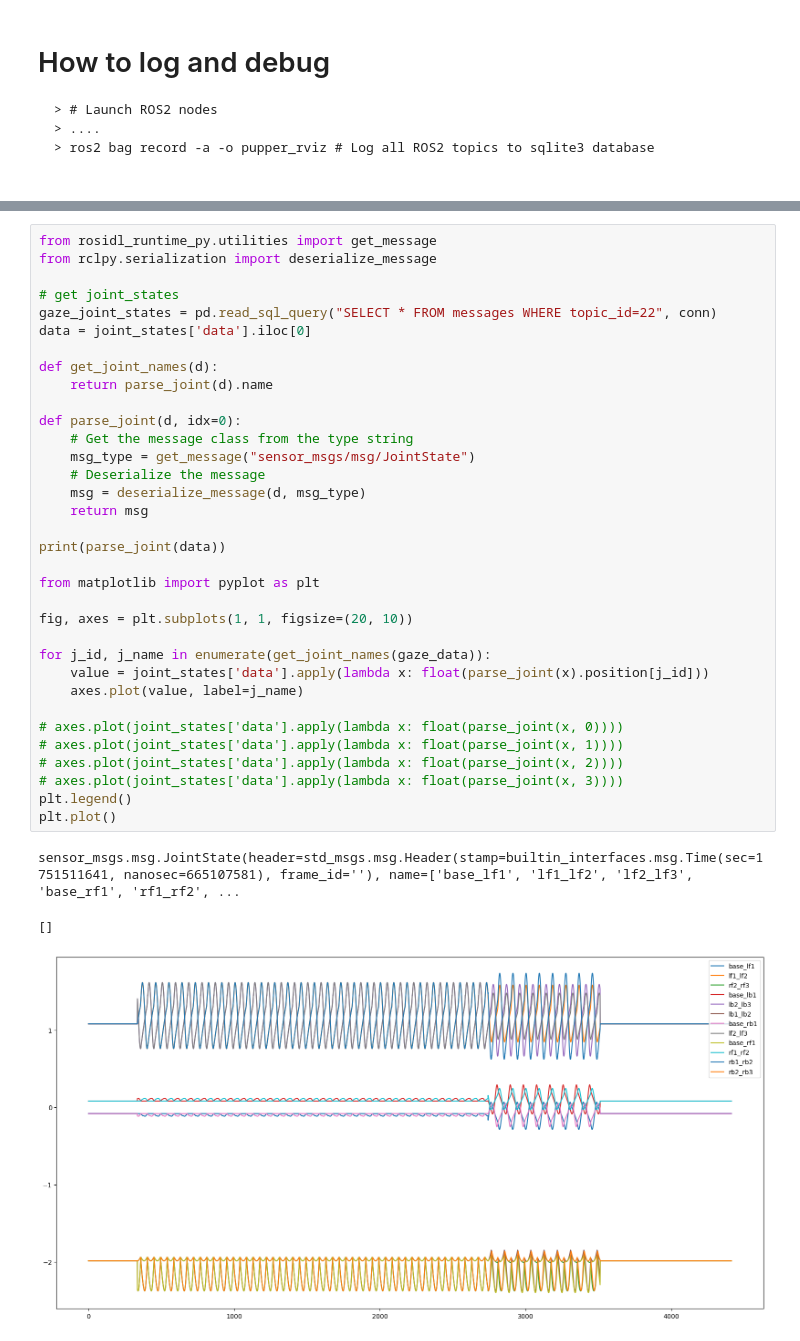
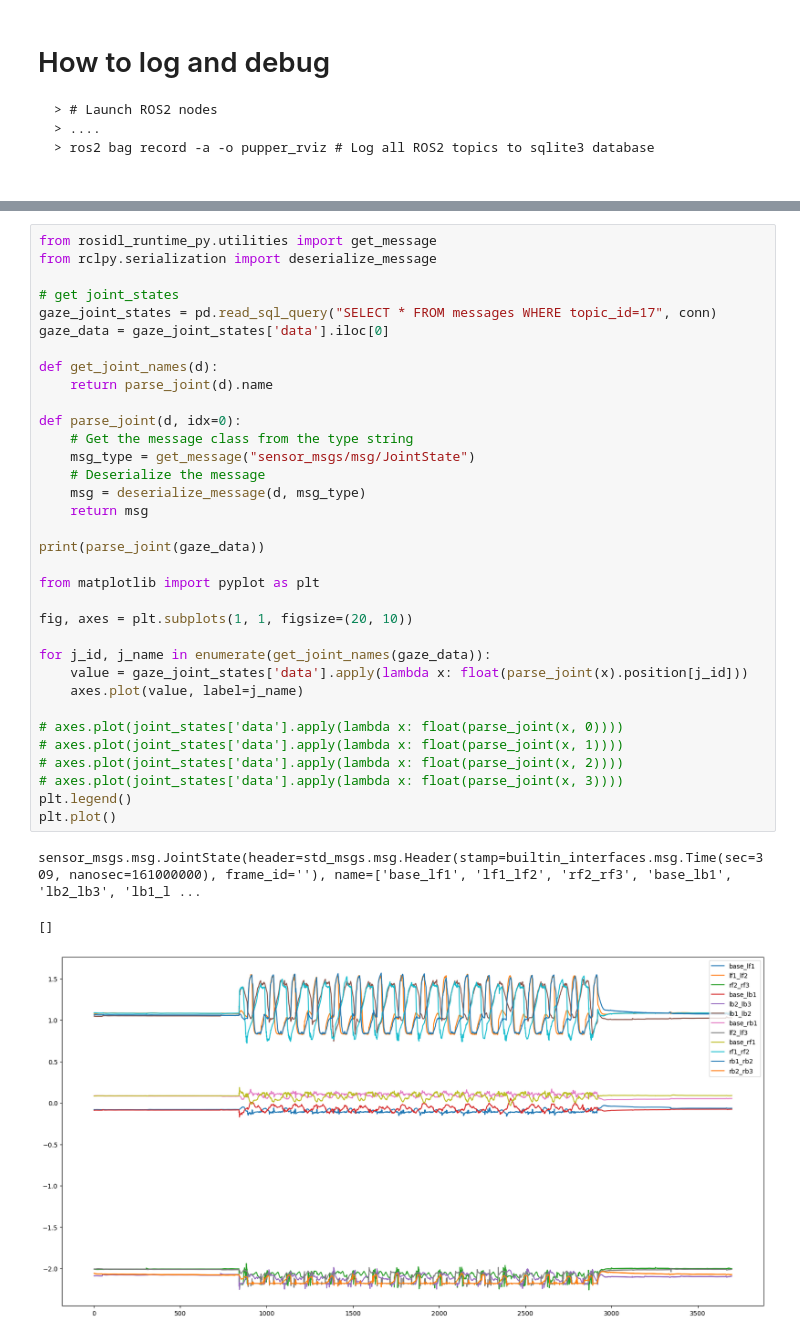
Before and after one commit to ais-lab/ais-pupper, a Jupyter notebook: eda/servo.ipynb, the cells around one changed output, grey strips where cells are left out. Drawn from its saved outputs; the diff is of its cells as text.

```diff
--- a/eda/servo.ipynb
+++ b/eda/servo.ipynb
@@ -50,37 +50,37 @@ from rosidl_runtime_py.utilities import get_message
 from rclpy.serialization import deserialize_message
 
 # get joint_states
-gaze_joint_states = pd.read_sql_query("SELECT * FROM messages WHERE topic_id=22", conn)
-data = joint_states['data'].iloc[0]
+gaze_joint_states = pd.read_sql_query("SELECT * FROM messages WHERE topic_id=17", conn)
+gaze_data = gaze_joint_states['data'].iloc[0]
 
 def get_joint_names(d):
     return parse_joint(d).name
 
 def parse_joint(d, idx=0):
     # Get the message class from the type string
     msg_type = get_message("sensor_msgs/msg/JointState")
     # Deserialize the message
     msg = deserialize_message(d, msg_type)
     return msg
 
-print(parse_joint(data))
+print(parse_joint(gaze_data))
 
 from matplotlib import pyplot as plt
 
 fig, axes = plt.subplots(1, 1, figsize=(20, 10))
 
 for j_id, j_name in enumerate(get_joint_names(gaze_data)):
-    value = joint_states['data'].apply(lambda x: float(parse_joint(x).position[j_id]))
+    value = gaze_joint_states['data'].apply(lambda x: float(parse_joint(x).position[j_id]))
     axes.plot(value, label=j_name)
 
 # axes.plot(joint_states['data'].apply(lambda x: float(parse_joint(x, 0))))
 # axes.plot(joint_states['data'].apply(lambda x: float(parse_joint(x, 1))))
 # axes.plot(joint_states['data'].apply(lambda x: float(parse_joint(x, 2))))
 # axes.plot(joint_states['data'].apply(lambda x: float(parse_joint(x, 3))))
 plt.legend()
 plt.plot()
 # %% [output]
-sensor_msgs.msg.JointState(header=std_msgs.msg.Header(stamp=builtin_interfaces.msg.Time(sec=1751511641, nanosec=665107581), frame_id=''), name=['base_lf1', 'lf1_lf2', 'lf2_lf3', 'base_rf1', 'rf1_rf2', ...
+sensor_msgs.msg.JointState(header=std_msgs.msg.Header(stamp=builtin_interfaces.msg.Time(sec=309, nanosec=161000000), frame_id=''), name=['base_lf1', 'lf1_lf2', 'rf2_rf3', 'base_lb1', 'lb2_lb3', 'lb1_l ...
 []
-[figure, old version]
+[figure, new version]
 # %%
```
Also changed, not shown: parts of 4 cells of this notebook, 2 other files.
